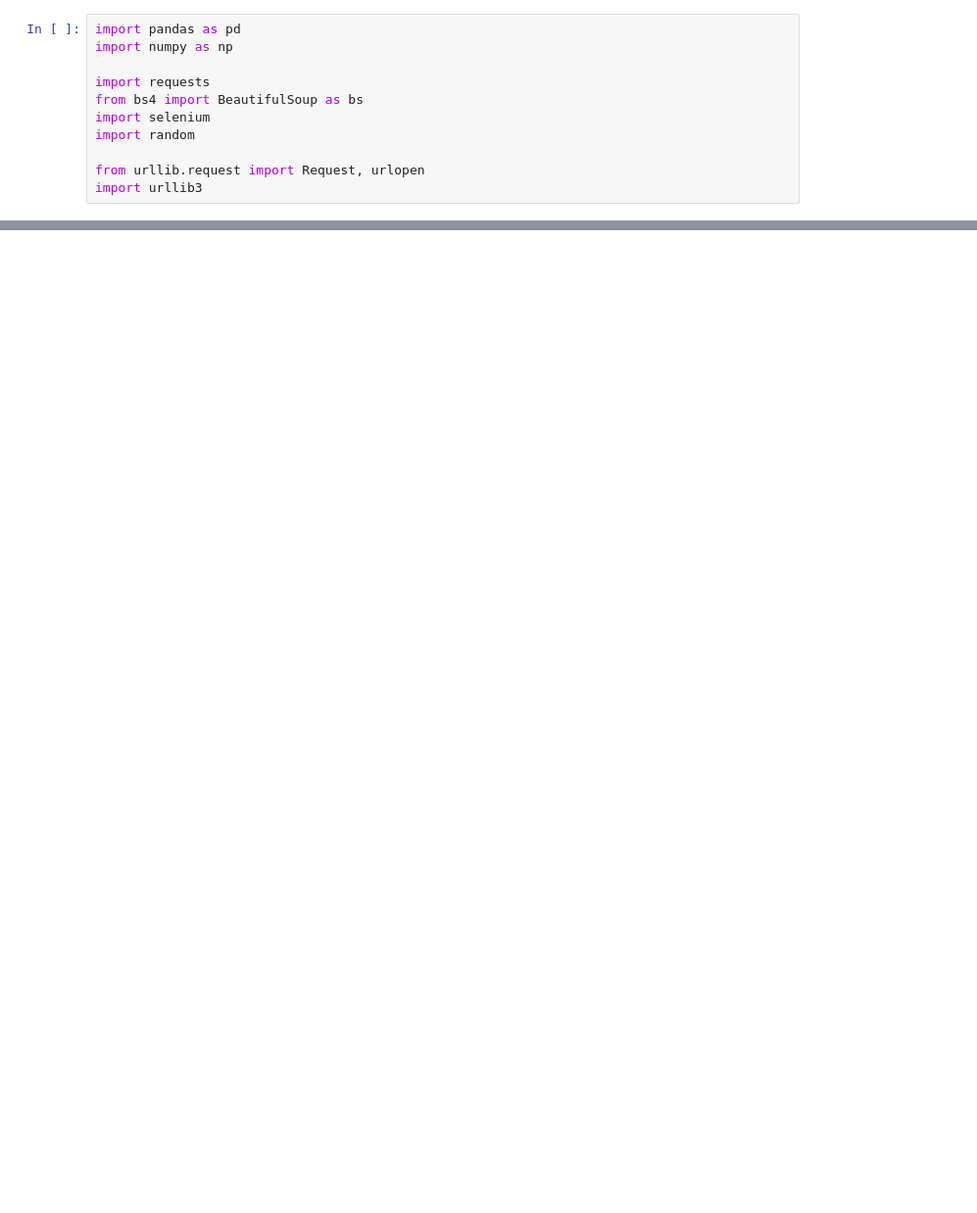
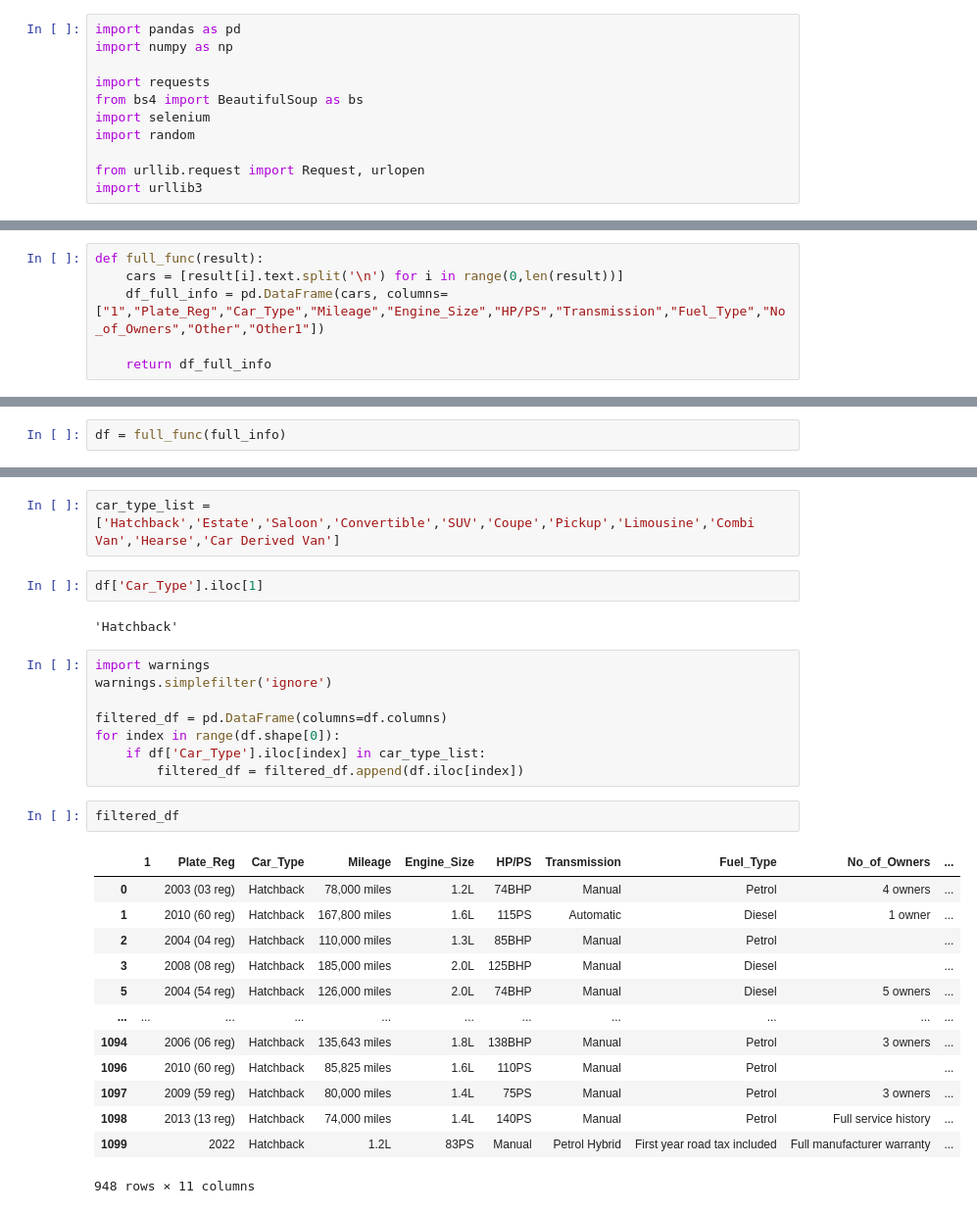
Before and after one commit to RubjitKLalli/Car-Data, a Jupyter notebook: autotrader.ipynb, the cells around one changed output, grey strips where cells are left out. Shown: that part at 98% size. Cells and saved outputs as stored; diff of their text form; blank space fills up the shorter version.

```diff
--- a/autotrader.ipynb
+++ b/autotrader.ipynb
@@ -76,0 +69,6 @@ each_car(result3)
+# %%
+def full_func(result):
+    cars = [result[i].text.split('\n') for i in range(0,len(result))]
+    df_full_info = pd.DataFrame(cars, columns=["1","Plate_Reg","Car_Type","Mileage","Engine_Size","HP/PS","Transmission","Fuel_Type","No_of_Owners","Other","Other1"])
+
+    return df_full_info
@@ -76,0 +77,2 @@ each_car(result3)
+# %%
+df = full_func(full_info)
@@ -76,0 +114,30 @@ each_car(result3)
+# %%
+car_type_list = ['Hatchback','Estate','Saloon','Convertible','SUV','Coupe','Pickup','Limousine','Combi Van','Hearse','Car Derived Van']
+# %%
+df['Car_Type'].iloc[1]
+# %% [output]
+'Hatchback'
+# %%
+import warnings
+warnings.simplefilter('ignore')
+
+filtered_df = pd.DataFrame(columns=df.columns)
+for index in range(df.shape[0]):
+    if df['Car_Type'].iloc[index] in car_type_list:
+        filtered_df = filtered_df.append(df.iloc[index])
+# %%
+filtered_df
+# %% [output]
+|  | 1 | Plate_Reg | Car_Type | Mileage | Engine_Size | HP/PS | Transmission | Fuel_Type | No_of_Owners | ... |
+| 0 |  | 2003 (03 reg) | Hatchback | 78,000 miles | 1.2L | 74BHP | Manual | Petrol | 4 owners | ... |
+| 1 |  | 2010 (60 reg) | Hatchback | 167,800 miles | 1.6L | 115PS | Automatic | Diesel | 1 owner | ... |
+| 2 |  | 2004 (04 reg) | Hatchback | 110,000 miles | 1.3L | 85BHP | Manual | Petrol |  | ... |
+| 3 |  | 2008 (08 reg) | Hatchback | 185,000 miles | 2.0L | 125BHP | Manual | Diesel |  | ... |
+| 5 |  | 2004 (54 reg) | Hatchback | 126,000 miles | 2.0L | 74BHP | Manual | Diesel | 5 owners | ... |
+| ... | ... | ... | ... | ... | ... | ... | ... | ... | ... | ... |
+| 1094 |  | 2006 (06 reg) | Hatchback | 135,643 miles | 1.8L | 138BHP | Manual | Petrol | 3 owners | ... |
+| 1096 |  | 2010 (60 reg) | Hatchback | 85,825 miles | 1.6L | 110PS | Manual | Petrol |  | ... |
+| 1097 |  | 2009 (59 reg) | Hatchback | 80,000 miles | 1.4L | 75PS | Manual | Petrol | 3 owners | ... |
+| 1098 |  | 2013 (13 reg) | Hatchback | 74,000 miles | 1.4L | 140PS | Manual | Petrol | Full service history | ... |
+| 1099 |  | 2022 | Hatchback | 1.2L | 83PS | Manual | Petrol Hybrid | First year road tax included | Full manufacturer warranty | ... |
+948 rows × 11 columns
```
Also changed, not shown: parts of 23 cells of this notebook.
